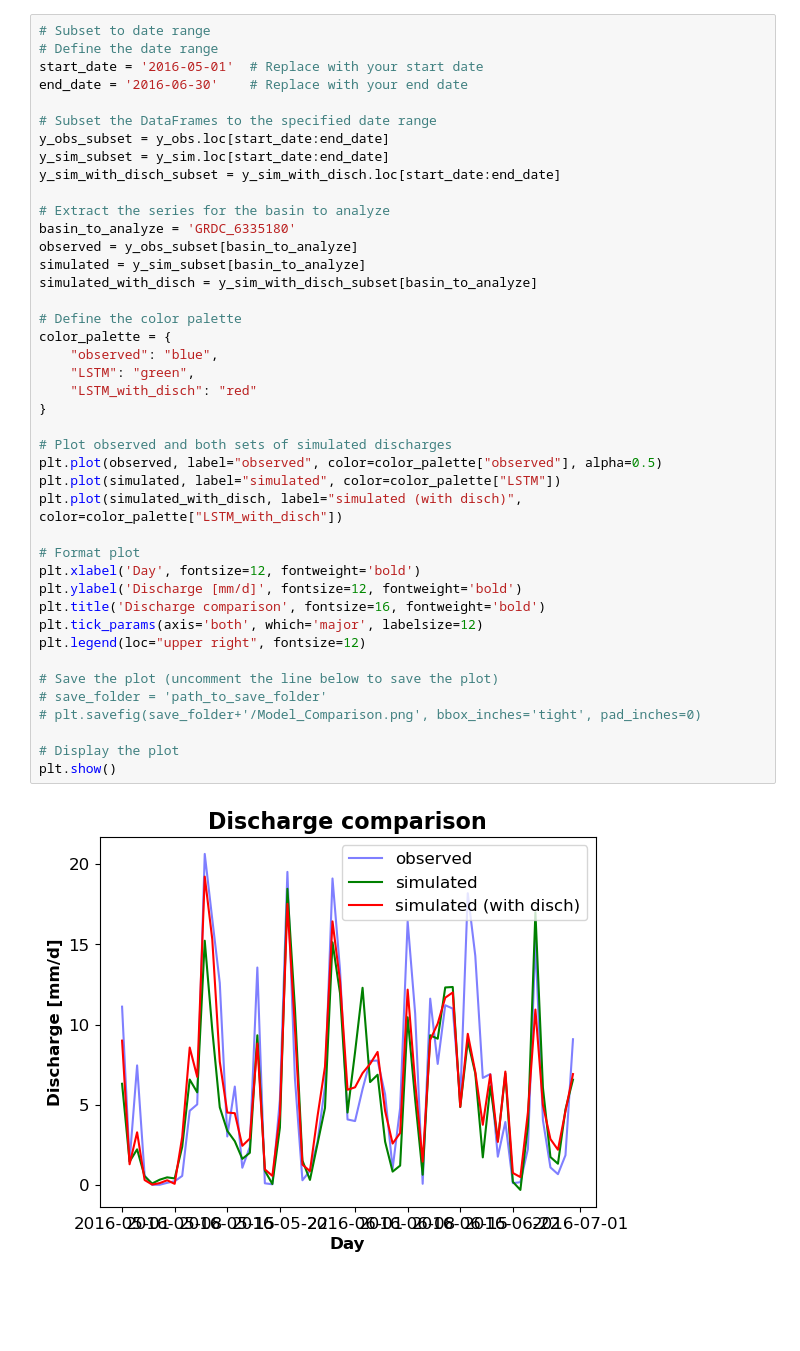
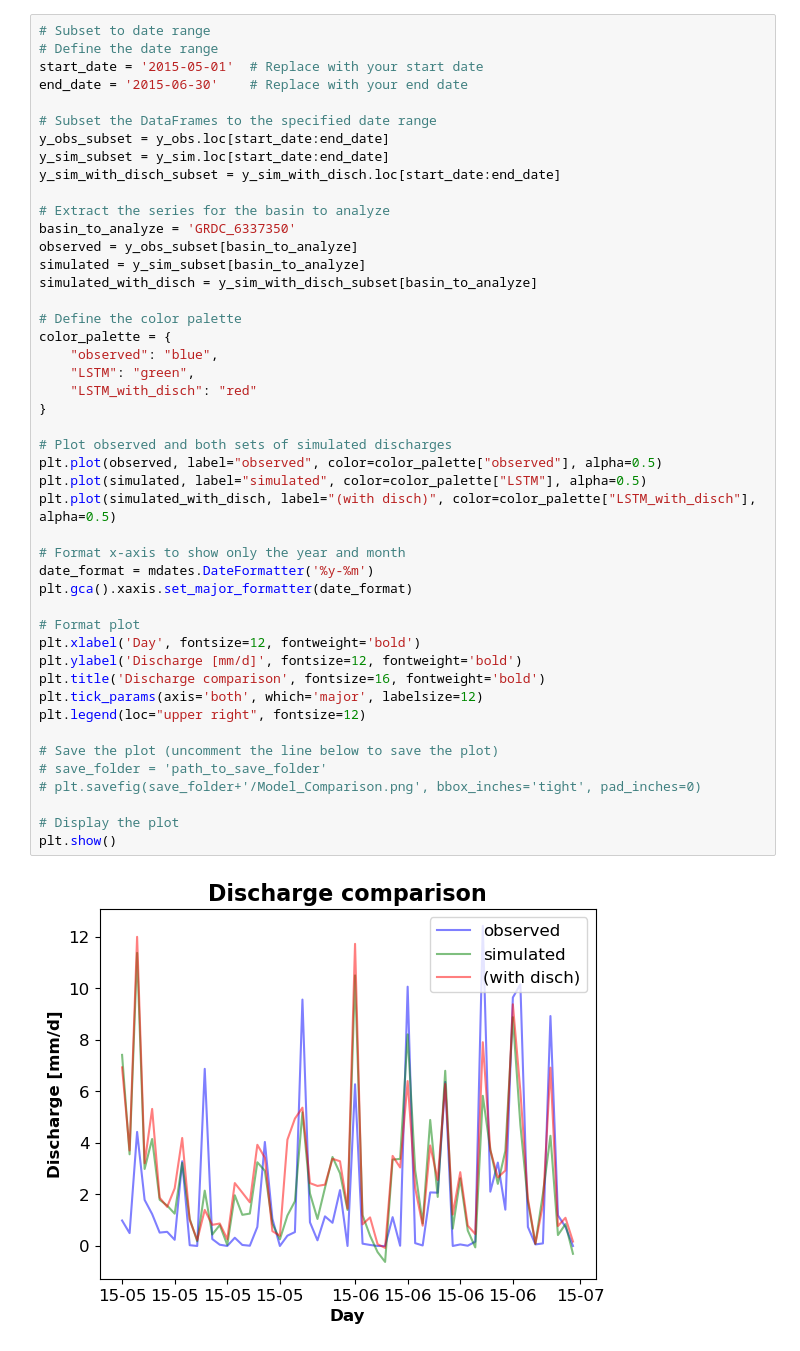
Before and after one commit to Ash-Manoj/lstm_backward, a Jupyter notebook: results/inverse_experimentno_discharge/results_analysis.ipynb, the cells around one changed output. Saved outputs shown, nothing was run; the diff lists cells and outputs as text; blank space fills up the shorter version.

Commit message:
discharge analysis local

```diff
--- a/results/inverse_experimentno_discharge/results_analysis.ipynb
+++ b/results/inverse_experimentno_discharge/results_analysis.ipynb
@@ -51,8 +50,8 @@ plt.show()
 # %%
 # Subset to date range
 # Define the date range
-start_date = '2016-05-01'  # Replace with your start date
-end_date = '2016-06-30'    # Replace with your end date
+start_date = '2015-05-01'  # Replace with your start date
+end_date = '2015-06-30'    # Replace with your end date
 
 # Subset the DataFrames to the specified date range
 y_obs_subset = y_obs.loc[start_date:end_date]
@@ -60,35 +59,39 @@ y_sim_subset = y_sim.loc[start_date:end_date]
 y_sim_with_disch_subset = y_sim_with_disch.loc[start_date:end_date]
 
 # Extract the series for the basin to analyze
-basin_to_analyze = 'GRDC_6335180'
+basin_to_analyze = 'GRDC_6337350'
 observed = y_obs_subset[basin_to_analyze]
 simulated = y_sim_subset[basin_to_analyze]
 simulated_with_disch = y_sim_with_disch_subset[basin_to_analyze]
 
 # Define the color palette
 color_palette = {
     "observed": "blue",
     "LSTM": "green",
     "LSTM_with_disch": "red"
 }
 
 # Plot observed and both sets of simulated discharges
 plt.plot(observed, label="observed", color=color_palette["observed"], alpha=0.5)
-plt.plot(simulated, label="simulated", color=color_palette["LSTM"])
-plt.plot(simulated_with_disch, label="simulated (with disch)", color=color_palette["LSTM_with_disch"])
+plt.plot(simulated, label="simulated", color=color_palette["LSTM"], alpha=0.5)
+plt.plot(simulated_with_disch, label="(with disch)", color=color_palette["LSTM_with_disch"], alpha=0.5)
+
+# Format x-axis to show only the year and month
+date_format = mdates.DateFormatter('%y-%m')
+plt.gca().xaxis.set_major_formatter(date_format)
 
 # Format plot
 plt.xlabel('Day', fontsize=12, fontweight='bold')
 plt.ylabel('Discharge [mm/d]', fontsize=12, fontweight='bold')
 plt.title('Discharge comparison', fontsize=16, fontweight='bold')
 plt.tick_params(axis='both', which='major', labelsize=12)
 plt.legend(loc="upper right", fontsize=12)
 
 # Save the plot (uncomment the line below to save the plot)
 # save_folder = 'path_to_save_folder'
 # plt.savefig(save_folder+'/Model_Comparison.png', bbox_inches='tight', pad_inches=0)
 
 # Display the plot
 plt.show()
 # %% [output]
-[figure, old version]
+[figure, new version]
```
Also changed, not shown: parts of 5 cells of this notebook.
